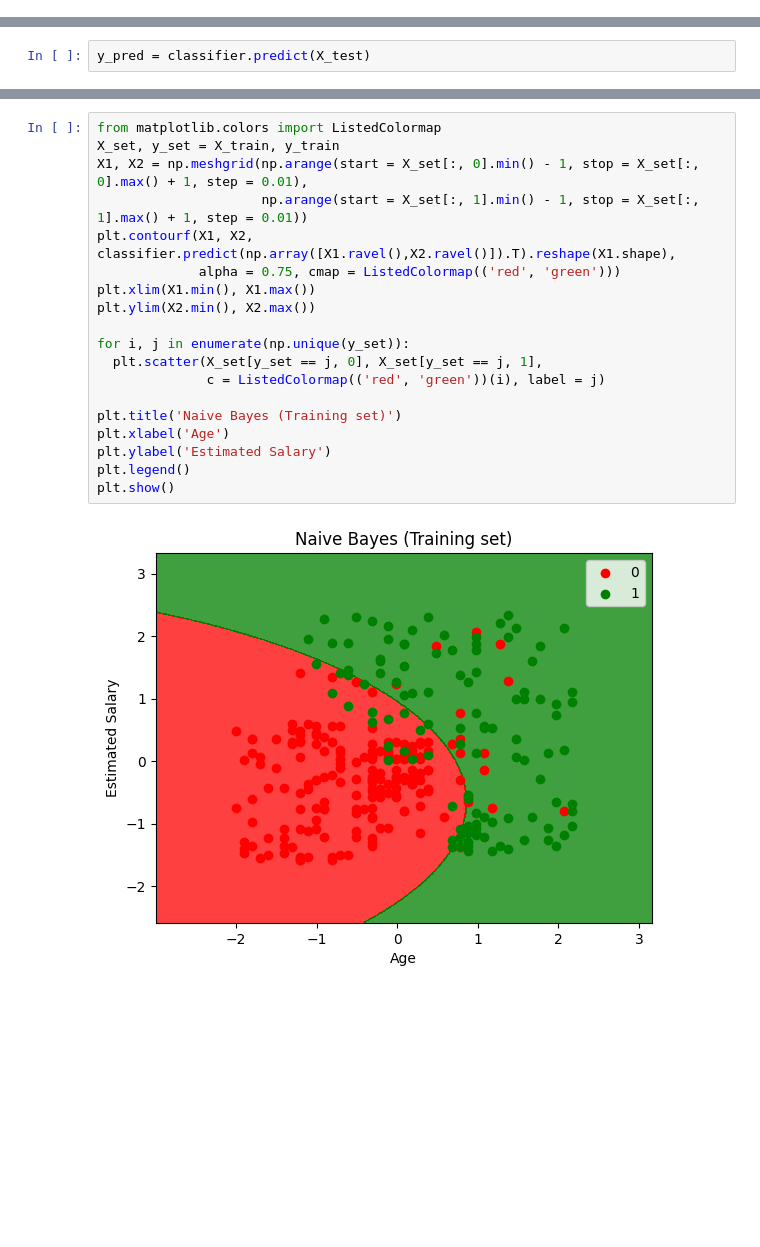
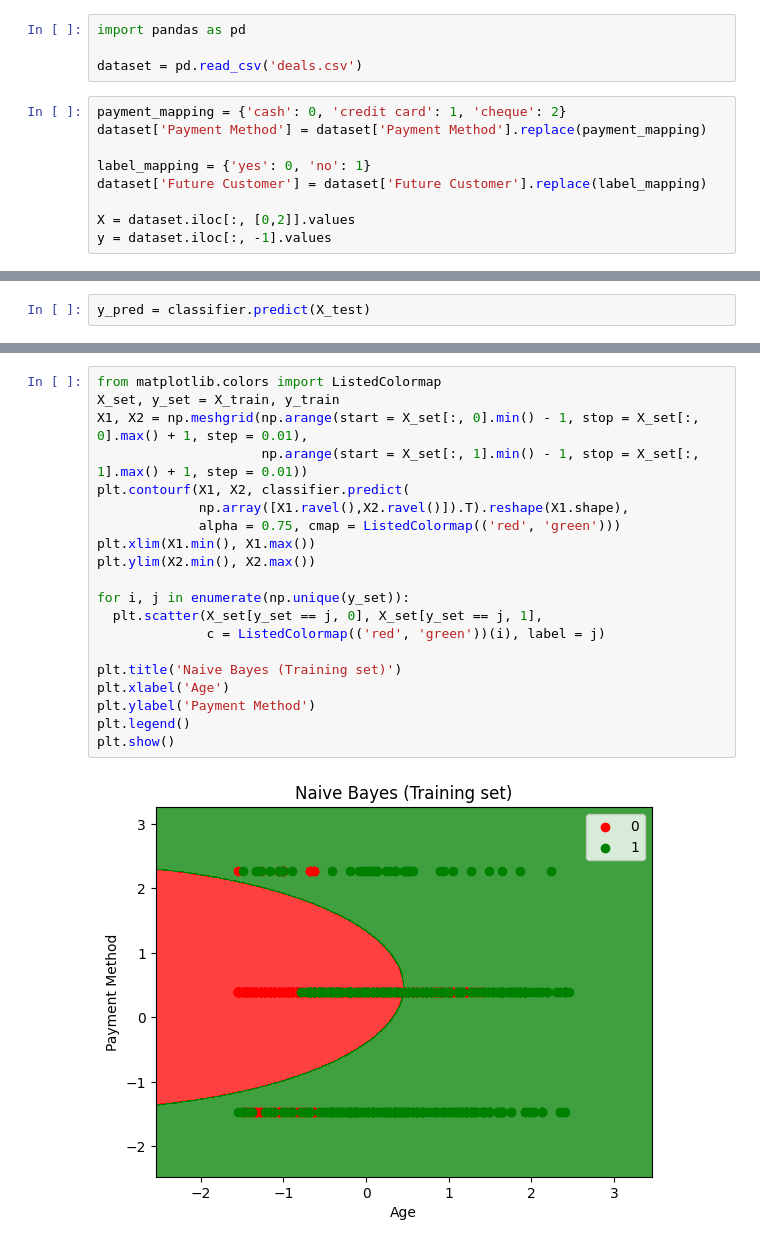
Before and after one commit to AndhikaArdi/Naive-Bayes-A11.2022.14286, a Jupyter notebook: naive_bayes.ipynb, the cells around one changed output, grey strips where cells are left out. Cells and saved outputs as stored; diff of their text form; blank space fills up the shorter version.

Commit message:
Naive Bayes with deals dataset
DONE

```diff
--- a/naive_bayes.ipynb
+++ b/naive_bayes.ipynb
@@ -8,0 +4,13 @@ y = dataset.iloc[:, -1].values
+# %%
+import pandas as pd
+
+dataset = pd.read_csv('deals.csv')
+# %%
+payment_mapping = {'cash': 0, 'credit card': 1, 'cheque': 2}
+dataset['Payment Method'] = dataset['Payment Method'].replace(payment_mapping)
+
+label_mapping = {'yes': 0, 'no': 1}
+dataset['Future Customer'] = dataset['Future Customer'].replace(label_mapping)
+
+X = dataset.iloc[:, [0,2]].values
+y = dataset.iloc[:, -1].values
@@ -32,21 +50,22 @@ print(cm)
 # %%
 from matplotlib.colors import ListedColormap
 X_set, y_set = X_train, y_train
 X1, X2 = np.meshgrid(np.arange(start = X_set[:, 0].min() - 1, stop = X_set[:, 0].max() + 1, step = 0.01),
                      np.arange(start = X_set[:, 1].min() - 1, stop = X_set[:, 1].max() + 1, step = 0.01))
-plt.contourf(X1, X2, classifier.predict(np.array([X1.ravel(),X2.ravel()]).T).reshape(X1.shape),
+plt.contourf(X1, X2, classifier.predict(
+             np.array([X1.ravel(),X2.ravel()]).T).reshape(X1.shape),
              alpha = 0.75, cmap = ListedColormap(('red', 'green')))
 plt.xlim(X1.min(), X1.max())
 plt.ylim(X2.min(), X2.max())
 
 for i, j in enumerate(np.unique(y_set)):
   plt.scatter(X_set[y_set == j, 0], X_set[y_set == j, 1],
               c = ListedColormap(('red', 'green'))(i), label = j)
 
 plt.title('Naive Bayes (Training set)')
 plt.xlabel('Age')
-plt.ylabel('Estimated Salary')
+plt.ylabel('Payment Method')
 plt.legend()
 plt.show()
 # %% [output]
-[figure, old version]
+[figure, new version]
```
Also changed, not shown: parts of 5 cells of this notebook, 2 other files.
